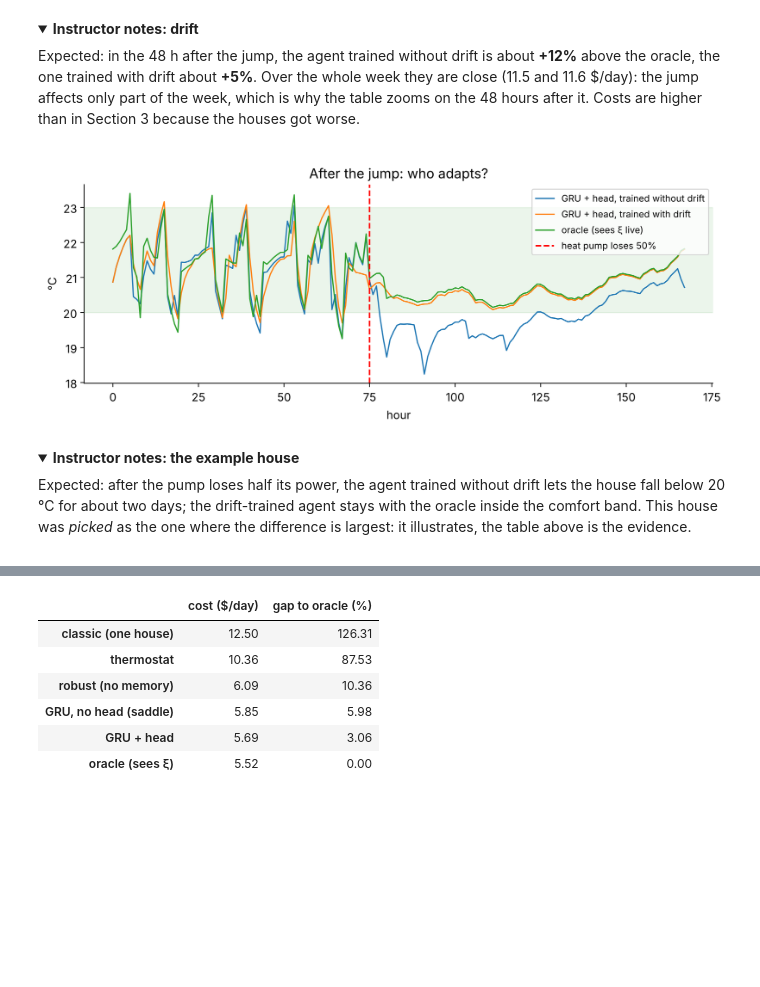
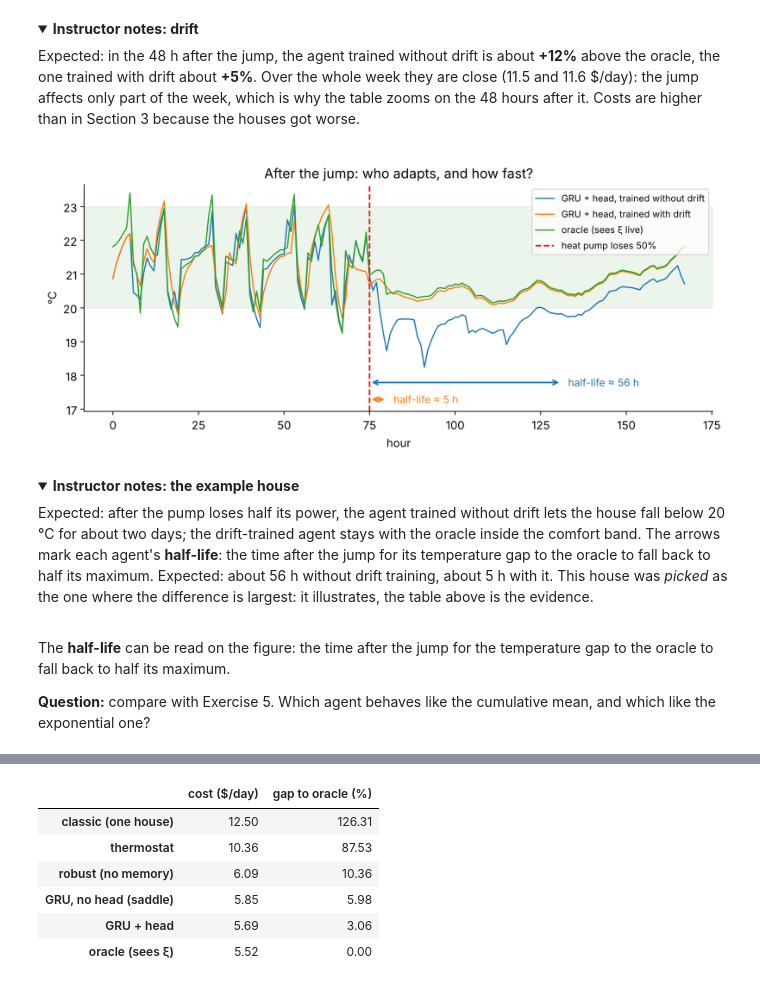
Before and after one commit to paabL/rl-hvac-lab, a Jupyter notebook: en/rl_lab_prototype_en_executed.ipynb, the cells around one changed output, grey strips where cells are left out. Cells and saved outputs as stored; diff of their text form; code cells hidden in the pictures; folded sections open; blank space fills up the shorter version.

```diff
--- a/en/rl_lab_prototype_en_executed.ipynb
+++ b/en/rl_lab_prototype_en_executed.ipynb
@@ -480,19 +560,41 @@ Expected: in the 48 h after the jump, the agent trained without drift is about *
 # %%
 # one house whose heat pump loses half its power, picked where the gap between the two agents is clearest
 names = list(traces)
 disc_after = lambda Ta, i: np.maximum(COMFORT_BAND[0] - Ta[i, t_jump[i]:t_jump[i] + 48], 0).sum()
 candidates = [j for j in np.where(env_d.jump_type == 0)[0] if disc_after(traces[names[2]], j) < 2]
 i = max(candidates, key=lambda j: disc_after(traces[names[0]], j) - disc_after(traces[names[1]], j))
-fig, ax = plt.subplots(figsize=(11, 3.5))
+
+def gap_half_life(Ta, Ta_ref, t0, smooth=6):
+    """Hours after the jump until the temperature gap to the oracle falls below half its maximum."""
+    g = pd.Series(Ta_ref - Ta).rolling(smooth, min_periods=1).mean().values[t0:]
+    top = int(g.argmax())
+    below = np.where(g[top:] < g[top] / 2)[0]
+    return top + int(below[0]) if len(below) else len(g), g[top]
+
+fig, ax = plt.subplots(figsize=(11, 4))
 for name, Ta in traces.items():
     ax.plot(Ta[i], label=name, lw=1.2)
-ax.axvline(t_jump[i], color="r", ls="--", label="heat pump loses 50%"); ax.axhspan(*COMFORT_BAND, color="g", alpha=.08)
-ax.set(xlabel="hour", ylabel="°C", title="After the jump: who adapts?"); ax.legend(fontsize=9); plt.show()
+t0 = t_jump[i]
+ax.axvline(t0, color="r", ls="--", label="heat pump loses 50%"); ax.axhspan(*COMFORT_BAND, color="g", alpha=.08)
+low = min(Ta[i].min() for Ta in traces.values())
+ax.set_ylim(low - 1.3, None)
+for k, (name, y) in enumerate([(names[0], low - 0.45), (names[1], low - 0.95)]):
+    n12, top = gap_half_life(traces[name][i], traces[names[2]][i], t0)
+    if top > 0.2:
+        ax.annotate("", xy=(t0 + n12, y), xytext=(t0, y), arrowprops=dict(arrowstyle="<->", color=f"C{k}", lw=1.5))
+        ax.text(t0 + n12 + 2, y, f"half-life ≈ {n12} h", va="center", color=f"C{k}", fontsize=10)
+    else:
+        ax.text(t0 + 2, y, "negligible gap to the oracle", va="center", color=f"C{k}", fontsize=10)
+ax.set(xlabel="hour", ylabel="°C", title="After the jump: who adapts, and how fast?"); ax.legend(fontsize=9, loc="upper right"); plt.show()
 # %% [output]
-[figure, old version]
+[figure, new version]
 # %% [markdown]
 <details><summary><b>Instructor notes: the example house</b></summary>
 
-Expected: after the pump loses half its power, the agent trained without drift lets the house fall below 20 °C for about two days; the drift-trained agent stays with the oracle inside the comfort band. This house was *picked* as the one where the difference is largest: it illustrates, the table above is the evidence.
+Expected: after the pump loses half its power, the agent trained without drift lets the house fall below 20 °C for about two days; the drift-trained agent stays with the oracle inside the comfort band. The arrows mark each agent's **half-life**: the time after the jump for its temperature gap to the oracle to fall back to half its maximum. Expected: about 56 h without drift training, about 5 h with it. This house was *picked* as the one where the difference is largest: it illustrates, the table above is the evidence.
 
 </details>
+# %% [markdown]
+The **half-life** can be read on the figure: the time after the jump for the temperature gap to the oracle to fall back to half its maximum.
+
+**Question:** compare with Exercise 5. Which agent behaves like the cumulative mean, and which like the exponential one?
```
Also changed, not shown: parts of 30 cells of this notebook, 10 other files.
